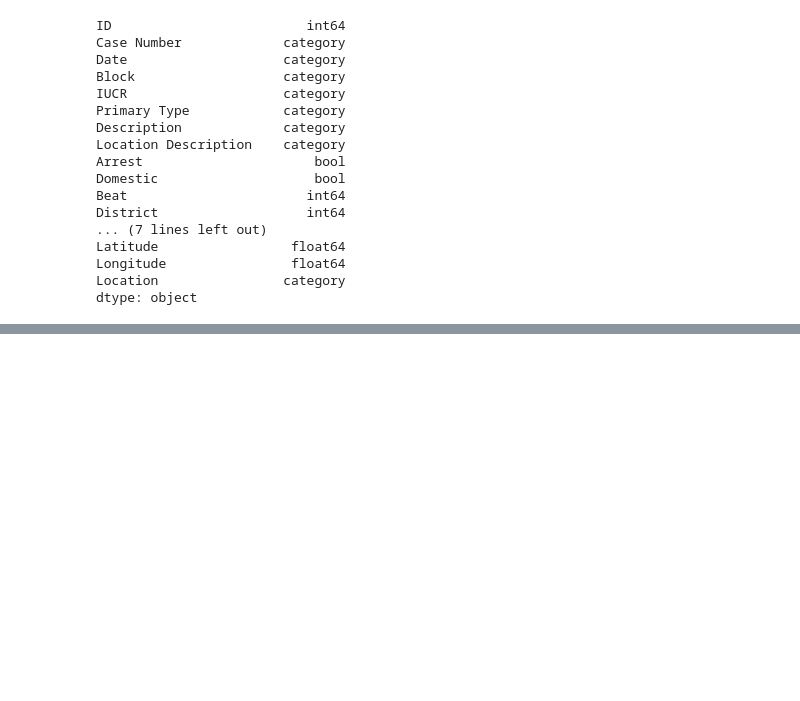
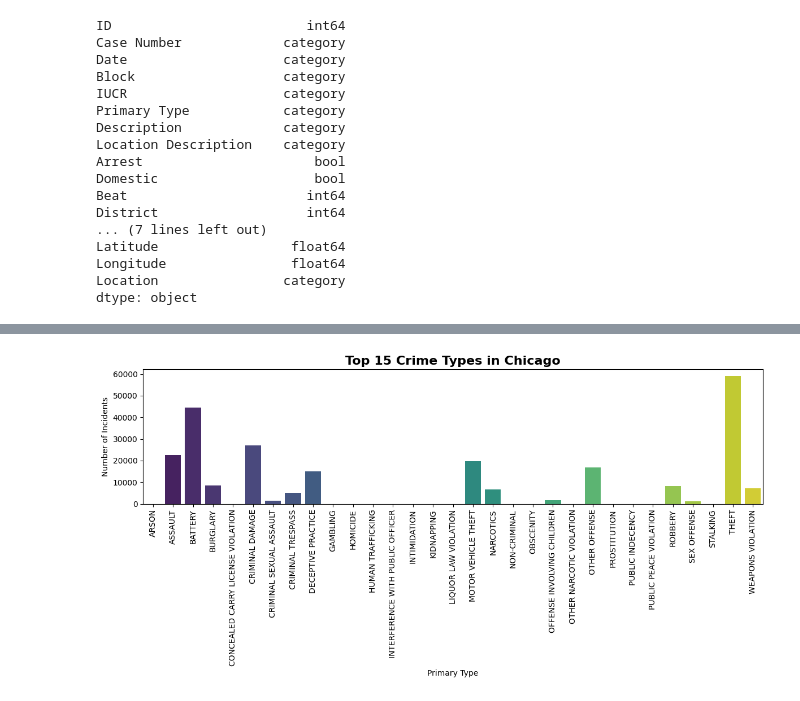
Before and after one commit to Mj-coder13/ELEC303_RAMILO-3B, a Jupyter notebook: HANDS_ON_RAMILO.ipynb, the cells around one changed output, grey strips where cells are left out. Drawn from its saved outputs; the diff is of its cells as text; code cells hidden in the pictures; blank space fills up the shorter version.

```diff
--- a/HANDS_ON_RAMILO.ipynb
+++ b/HANDS_ON_RAMILO.ipynb
@@ -645,0 +644,11 @@ plt.show()
+# %%
+top_crimes = df['Primary Type'].value_counts().head(15)
+plt.figure(figsize=(12,6))
+sns.barplot(x=top_crimes.index, y=top_crimes.values, palette="viridis")
+plt.title("Top 15 Crime Types in Chicago", fontsize=16, fontweight='bold')
+plt.ylabel("Number of Incidents")
+plt.xticks(rotation=90)
+plt.tight_layout()
+plt.show()
+# %% [output]
+[figure, added]
```
Also changed, not shown: parts of 79 cells of this notebook.
